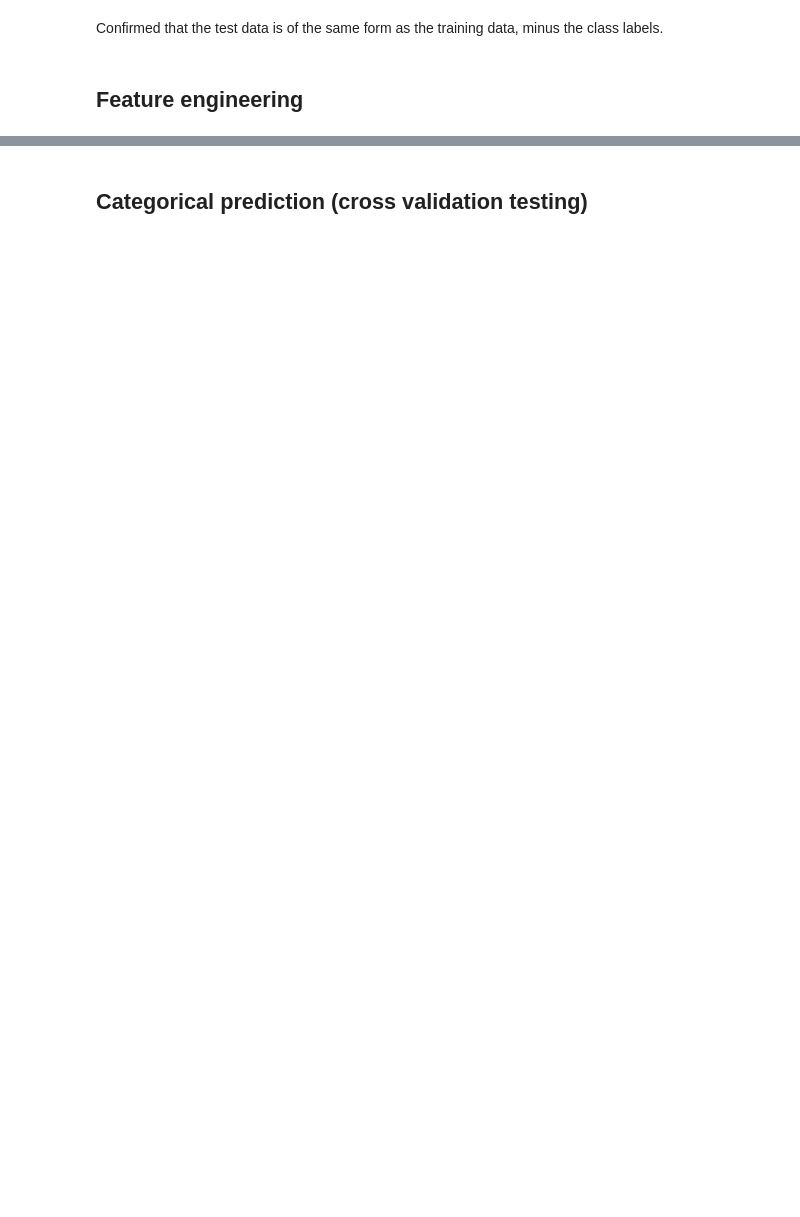
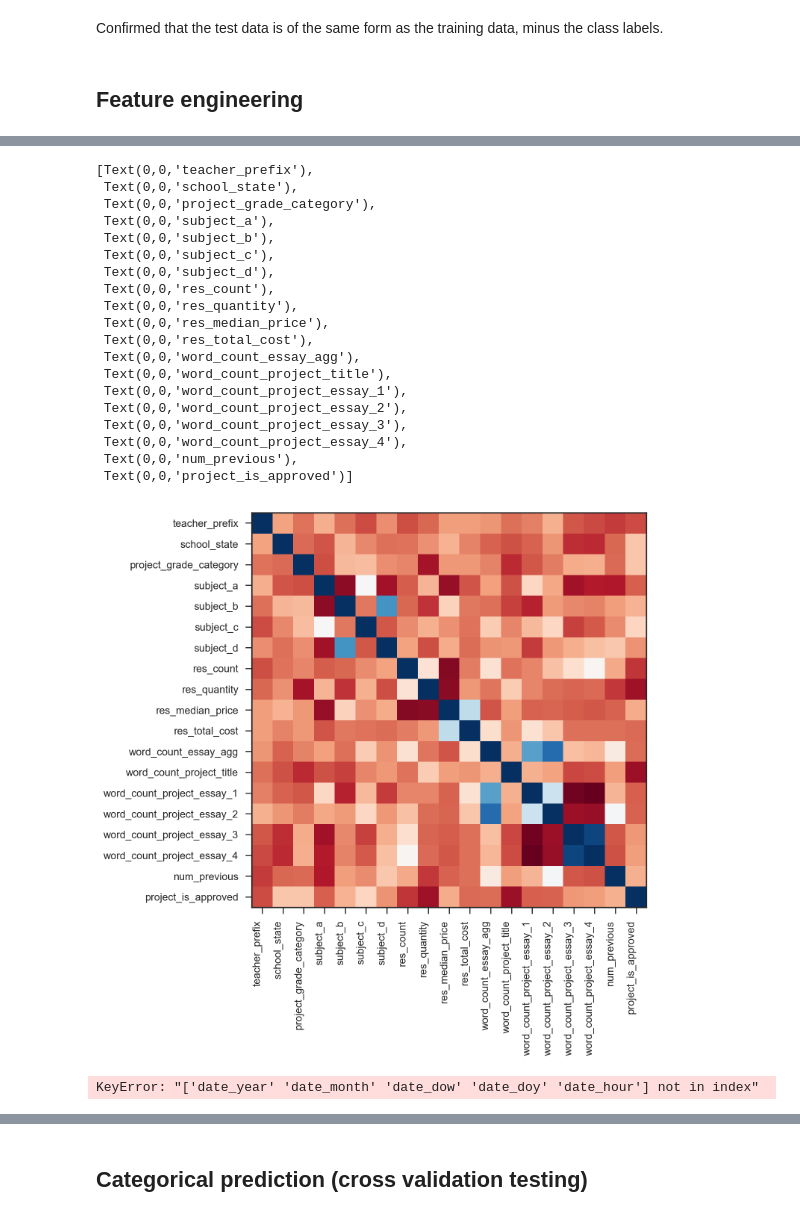
Before and after one commit to aaronpenne/machine_learning_nanodegree, a Jupyter notebook: donorschoose.ipynb, the cells around one changed output, grey strips where cells are left out. Drawn from its saved outputs; the diff is of its cells as text; code cells hidden in the pictures; blank space fills up the shorter version.

```diff
--- a/donorschoose.ipynb
+++ b/donorschoose.ipynb
@@ -261,2 +309,6 @@ train['essay_agg'] = train[['project_title', 'project_essay_1', 'project_essay_2
+# %%
+df.rename({'teacher_number_of_previously_posted_projects': 'num_previous'}, inplace=True, axis='columns')
+# %%
+df.set_index('id', inplace=True)
 # %%
 # Split out categorical features, text, and labels
@@ -305,0 +352,4 @@ processed.head(5)
+# %%
+# Data to use for visualizations and exploration
+df_corr = pd.merge(encoded, remaining[~remaining.index.duplicated(keep='first')], how='left', left_index=True, right_index=True)
+df_corr = pd.merge(df_corr, labels[~remaining.index.duplicated(keep='first')], how='left', left_index=True, right_index=True)
@@ -305,0 +358,3 @@ processed.head(5)
+# %%
+corr = df_corr.corr()
+corr
@@ -305,0 +392,47 @@ processed.head(5)
+# %%
+fig, ax = plt.subplots(figsize=(7,7), dpi=200)
+plt.imshow(corr, interpolation='nearest', cmap='RdBu')
+ticks = list(range(len(corr.columns)))
+ax.set_xticks(ticks)
+ax.set_yticks(ticks)
+ticklabels = list(corr.columns)
+ax.set_xticklabels(ticklabels, rotation=90, ha="right")
+ax.set_yticklabels(ticklabels)
+# %% [output]
+[Text(0,0,'teacher_prefix'),
+ Text(0,0,'school_state'),
+ Text(0,0,'project_grade_category'),
+ Text(0,0,'subject_a'),
+ Text(0,0,'subject_b'),
+ Text(0,0,'subject_c'),
+ Text(0,0,'subject_d'),
+ Text(0,0,'res_count'),
+ Text(0,0,'res_quantity'),
+ Text(0,0,'res_median_price'),
+ Text(0,0,'res_total_cost'),
+ Text(0,0,'word_count_essay_agg'),
+ Text(0,0,'word_count_project_title'),
+ Text(0,0,'word_count_project_essay_1'),
+ Text(0,0,'word_count_project_essay_2'),
+ Text(0,0,'word_count_project_essay_3'),
+ Text(0,0,'word_count_project_essay_4'),
+ Text(0,0,'num_previous'),
+ Text(0,0,'project_is_approved')]
+[figure, added]
+# %%
+cols = ['date_year',
+        'date_month',
+        'date_dow',
+        'date_doy',
+        'date_hour',
+        'word_count_essay_agg',
+        'word_count_project_title',
+        'project_is_approved'
+       ]
+plot_kws = {'line_kws': {'color': 'black', 'lw':0.5},
+            'scatter_kws': {'alpha': 0.3}}
+sns.pairplot(df_corr[cols],
+             kind='reg',
+             plot_kws=plot_kws)
+# %% [output]
+KeyError: "['date_year' 'date_month' 'date_dow' 'date_doy' 'date_hour'] not in index"
```
Also changed, not shown: parts of 35 cells of this notebook.
